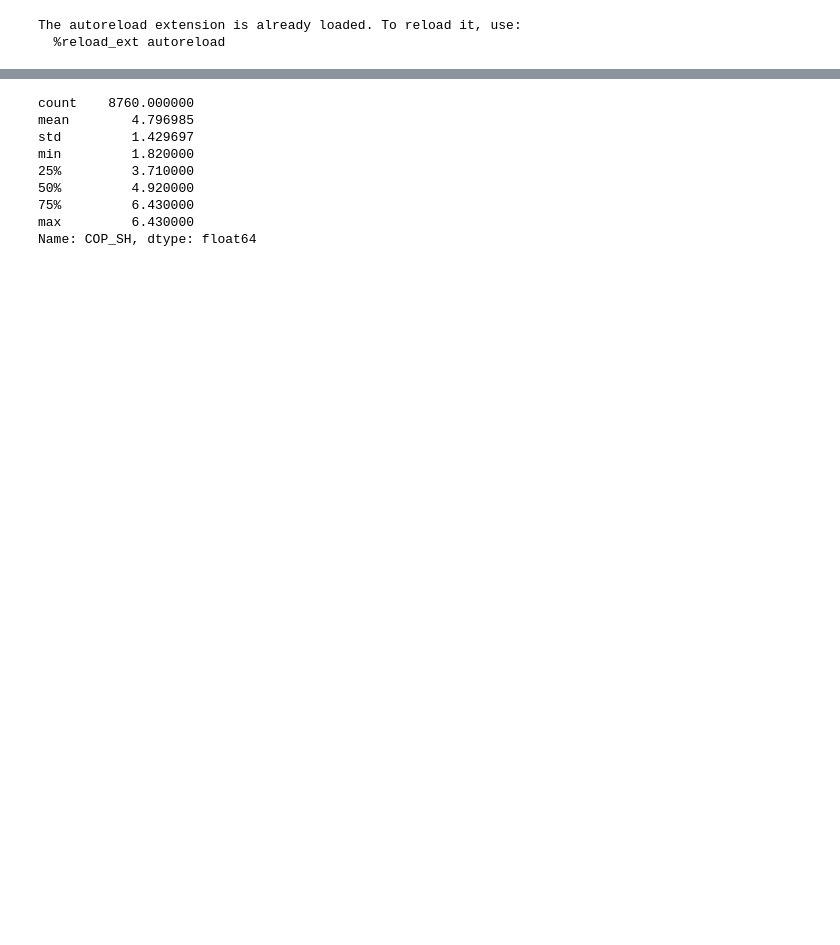
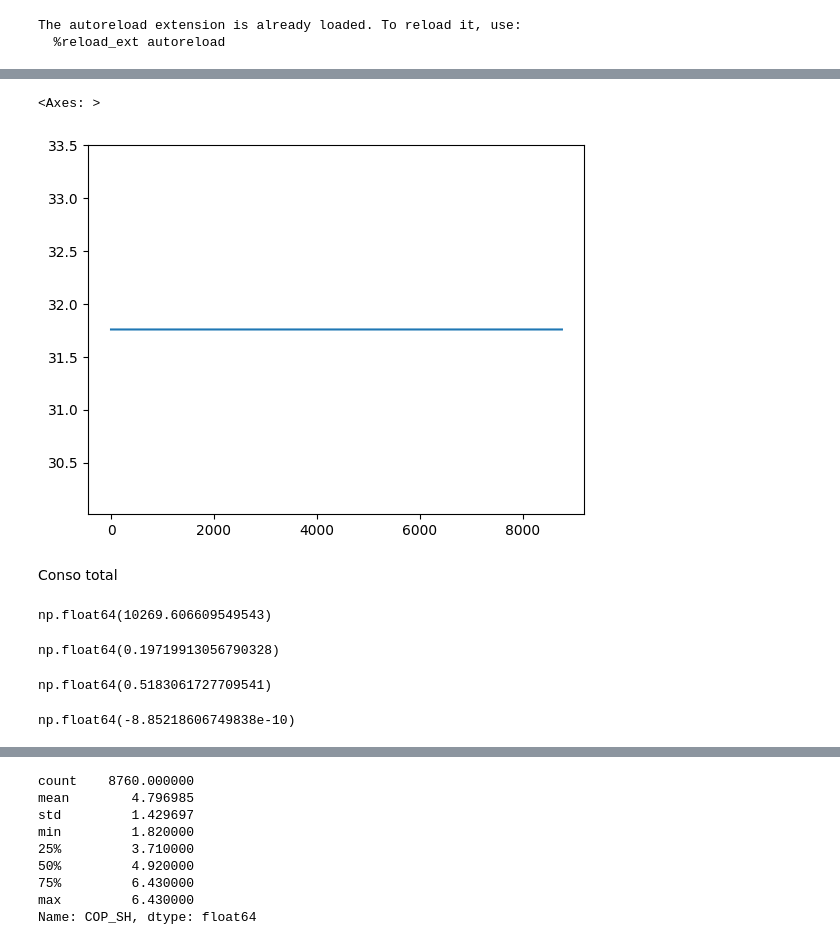
Before and after one commit to alefunxo/BASOPRA_OpenBEERS, a Jupyter notebook: Core/Tests_results.ipynb, the cells around one changed output, grey strips where cells are left out. Cells and saved outputs as stored; diff of their text form; code cells hidden in the pictures; blank space fills up the shorter version.

```diff
--- a/Core/Tests_results.ipynb
+++ b/Core/Tests_results.ipynb
@@ -74,0 +176,27 @@ Name: SOC, dtype: float64
+# %%
+df.price.plot()
+# %% [output]
+<Axes: >
+[figure, added]
+# %% [markdown]
+Conso total
+# %%
+df.loc[:,cols[1:]].sum().sum()
+# %% [output]
+np.float64(10269.606609549543)
+# %%
+# conso covered by the grid wrt the total
+df.E_cons.sum()/df.loc[:,cols[1:]].sum().sum()
+# %% [output]
+np.float64(0.19719913056790328)
+# %%
+(df['E_PV_load'] + df['E_batt_load'] + df['E_PV_bu'] +
+               df['E_PV_budhw'] + df['E_PV_hp'] + df['E_PV_hpdhw'] +
+               df['E_batt_hp'] + df['E_batt_hpdhw'] + df['E_batt_budhw'] + df['E_batt_bu'] + df['E_batt_EV_load']+
+               df['E_PV_batt_EV']-df['E_EV_trip']).sum()/df.loc[:,cols[1:]].sum().sum()
+# %% [output]
+np.float64(0.5183061727709541)
+# %%
+(df.E_demand-(df.E_PV_load+df.E_batt_load+ df.E_batt_EV_load+df.E_grid_load)).sum()
+# %% [output]
+np.float64(-8.85218606749838e-10)
```
Also changed, not shown: parts of 58 cells of this notebook, 3 other files.
